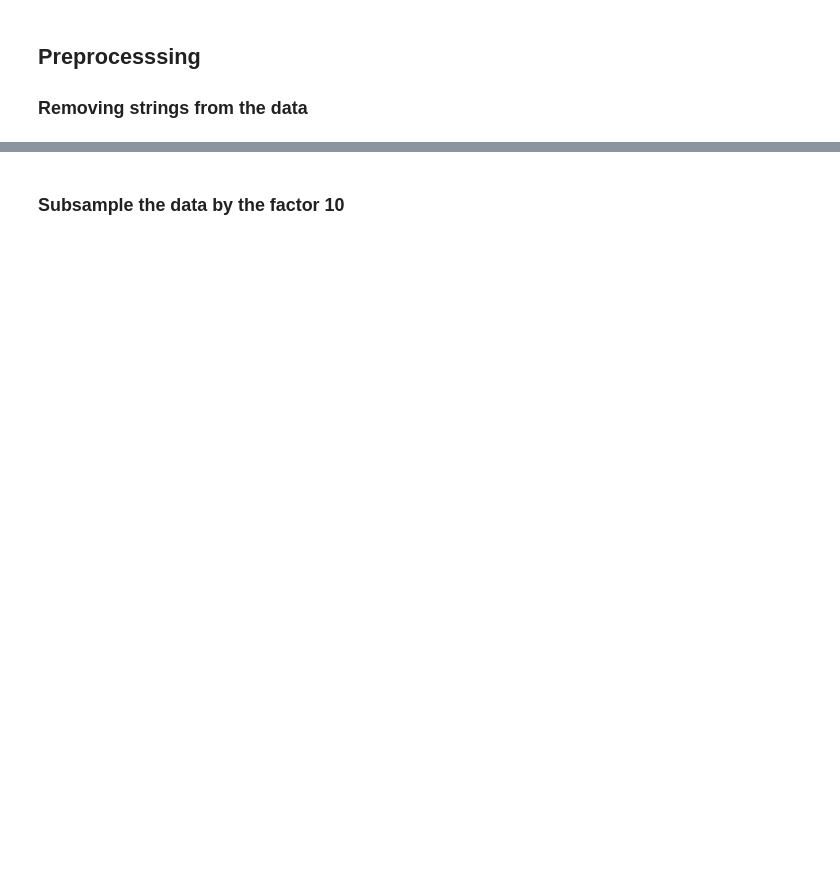
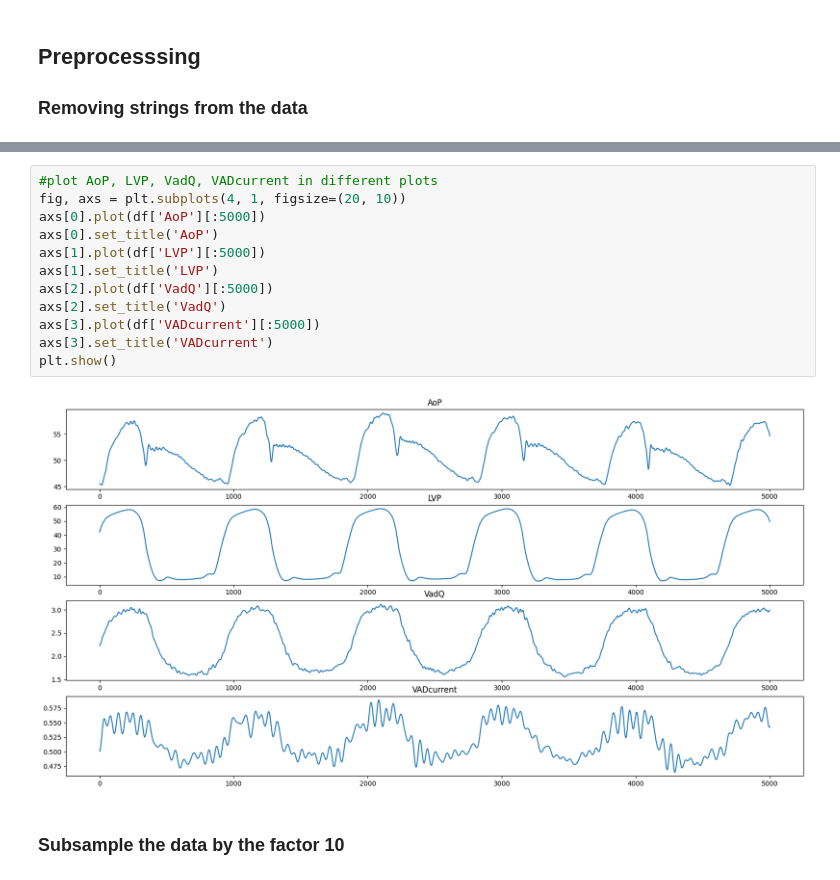
Before and after one commit to Johann4DL/Cycle-Consistent-Prediction-of-Cardiovascular-Signal-Data, a Jupyter notebook: Cycle_GAN.ipynb, the cells around one changed output, grey strips where cells are left out. Drawn from its saved outputs; the diff is of its cells as text; blank space fills up the shorter version.

```diff
--- a/Cycle_GAN.ipynb
+++ b/Cycle_GAN.ipynb
@@ -127,4 +128,18 @@ print(type(df))  # <class 'pandas.core.frame.DataFrame'>
 <class 'pandas.core.frame.DataFrame'>
+# %%
+#plot AoP, LVP, VadQ, VADcurrent in different plots
+fig, axs = plt.subplots(4, 1, figsize=(20, 10))
+axs[0].plot(df['AoP'][:5000])
+axs[0].set_title('AoP')
+axs[1].plot(df['LVP'][:5000])
+axs[1].set_title('LVP')
+axs[2].plot(df['VadQ'][:5000])
+axs[2].set_title('VadQ')
+axs[3].plot(df['VADcurrent'][:5000])
+axs[3].set_title('VADcurrent')
+plt.show()
+# %% [output]
+[figure, added]
 # %% [markdown]
 ### Subsample the data by the factor 10
 # %%
```
Also changed, not shown: parts of 20 cells of this notebook, 4 other files.
